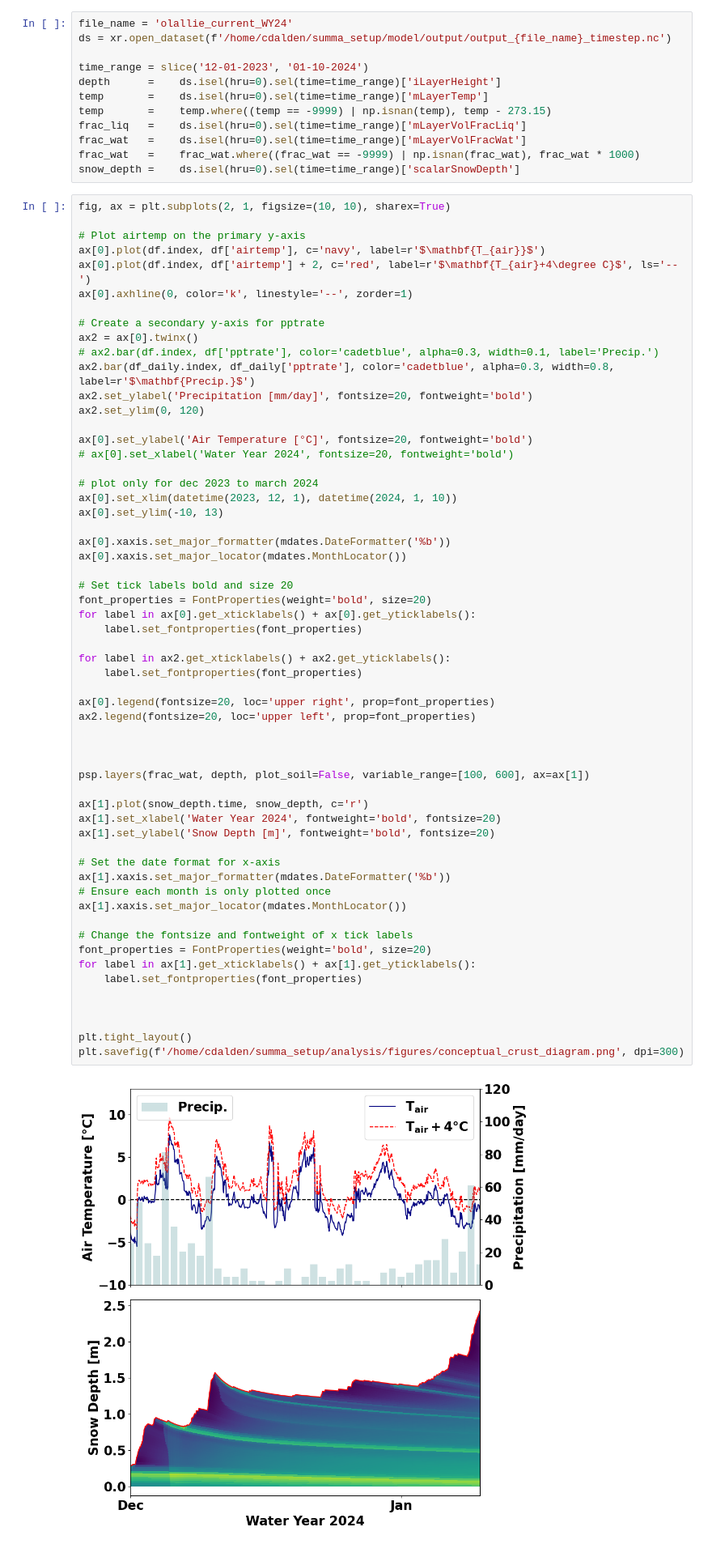
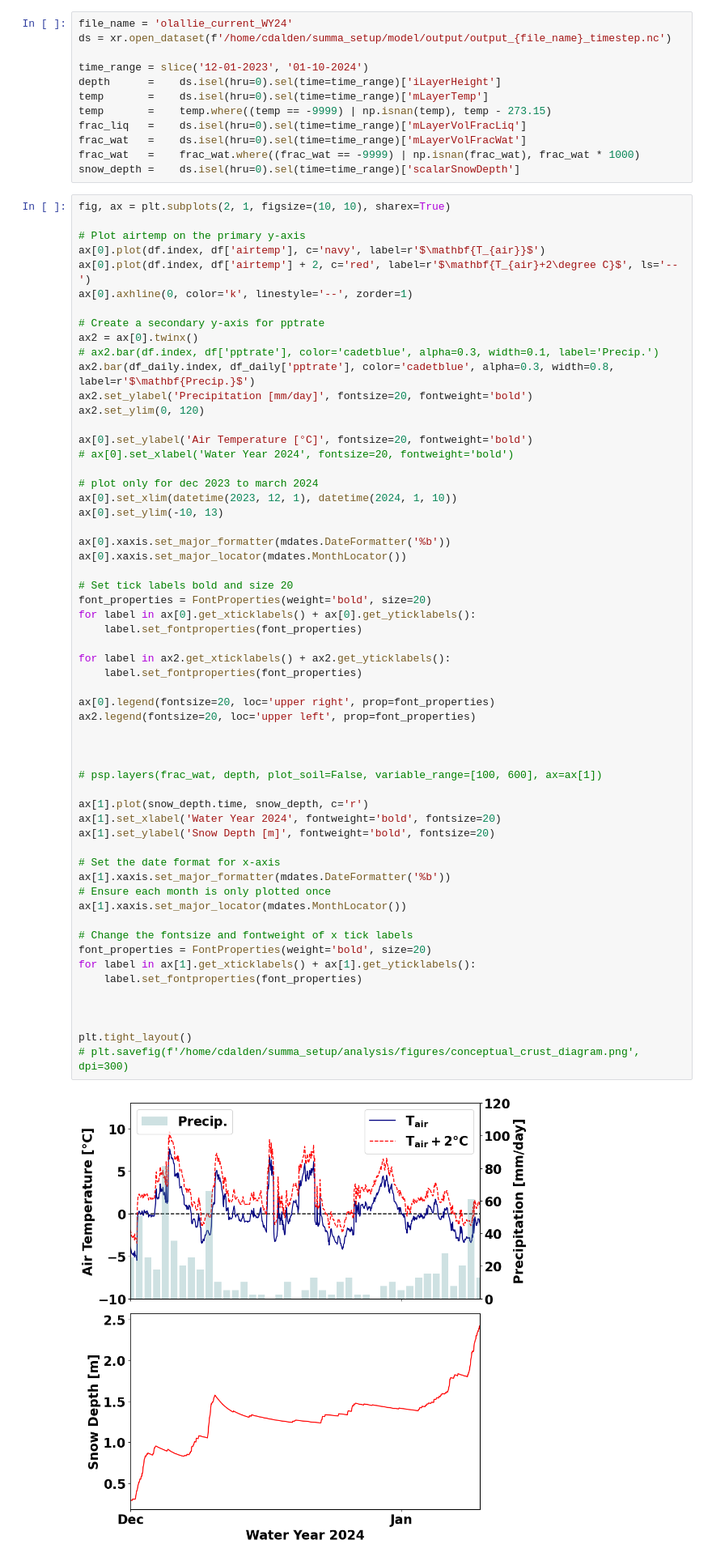
Before and after one commit to clinton-alden/summa_icelayers, a Jupyter notebook: analysis/10_crust_concept_plot.ipynb, the cells around one changed output. Shown: that part at 81% size. Drawn from its saved outputs; the diff is of its cells as text.

```diff
--- a/analysis/10_crust_concept_plot.ipynb
+++ b/analysis/10_crust_concept_plot.ipynb
@@ -90,7 +57,7 @@ fig, ax = plt.subplots(2, 1, figsize=(10, 10), sharex=True)
 
 # Plot airtemp on the primary y-axis
 ax[0].plot(df.index, df['airtemp'], c='navy', label=r'$\mathbf{T_{air}}$')
-ax[0].plot(df.index, df['airtemp'] + 2, c='red', label=r'$\mathbf{T_{air}+4\degree C}$', ls='--')
+ax[0].plot(df.index, df['airtemp'] + 2, c='red', label=r'$\mathbf{T_{air}+2\degree C}$', ls='--')
 ax[0].axhline(0, color='k', linestyle='--', zorder=1)
 
 # Create a secondary y-axis for pptrate
@@ -115,33 +82,33 @@ font_properties = FontProperties(weight='bold', size=20)
 for label in ax[0].get_xticklabels() + ax[0].get_yticklabels():
     label.set_fontproperties(font_properties)
 
 for label in ax2.get_xticklabels() + ax2.get_yticklabels():
     label.set_fontproperties(font_properties)
 
 ax[0].legend(fontsize=20, loc='upper right', prop=font_properties)
 ax2.legend(fontsize=20, loc='upper left', prop=font_properties)
 
 
 
-psp.layers(frac_wat, depth, plot_soil=False, variable_range=[100, 600], ax=ax[1])
+# psp.layers(frac_wat, depth, plot_soil=False, variable_range=[100, 600], ax=ax[1])
 
 ax[1].plot(snow_depth.time, snow_depth, c='r')
 ax[1].set_xlabel('Water Year 2024', fontweight='bold', fontsize=20)
 ax[1].set_ylabel('Snow Depth [m]', fontweight='bold', fontsize=20)
 
 # Set the date format for x-axis
 ax[1].xaxis.set_major_formatter(mdates.DateFormatter('%b'))
 # Ensure each month is only plotted once
 ax[1].xaxis.set_major_locator(mdates.MonthLocator())
 
 # Change the fontsize and fontweight of x tick labels
 font_properties = FontProperties(weight='bold', size=20)
 for label in ax[1].get_xticklabels() + ax[1].get_yticklabels():
     label.set_fontproperties(font_properties)
 
 
 
 plt.tight_layout()
-plt.savefig(f'/home/cdalden/summa_setup/analysis/figures/conceptual_crust_diagram.png', dpi=300)
+# plt.savefig(f'/home/cdalden/summa_setup/analysis/figures/conceptual_crust_diagram.png', dpi=300)
 # %% [output]
-[figure, old version]
+[figure, new version]
```
Also changed, not shown: parts of 2 cells of this notebook, 4 other files.
